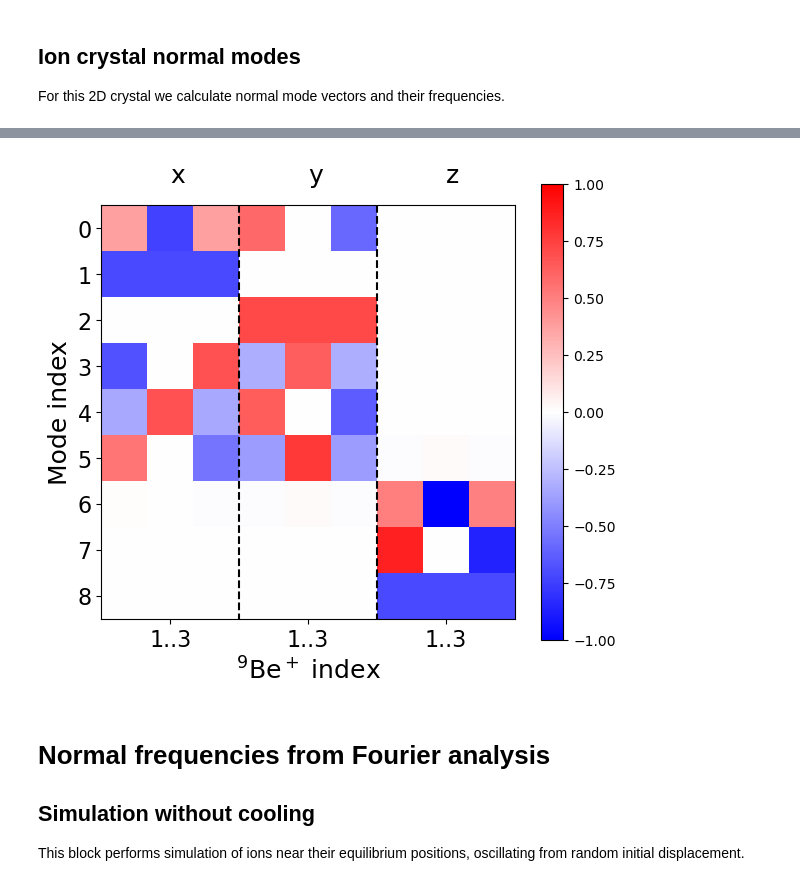
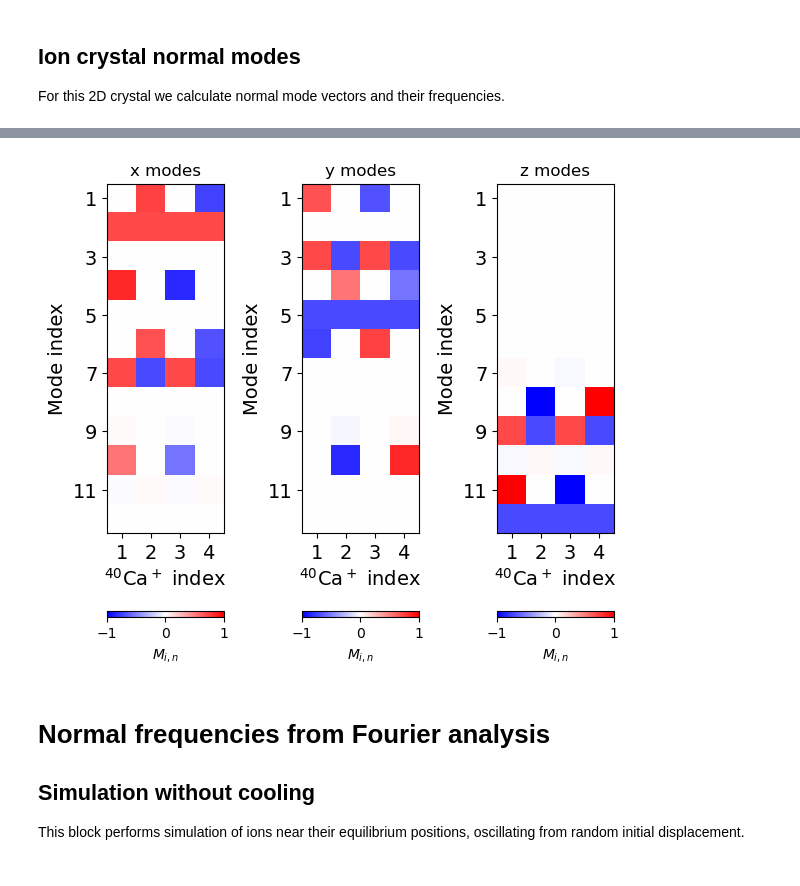
Before and after one commit to underforestaaa/Sion, a Jupyter notebook: examples/2D_crystal_modes.ipynb, the cells around one changed output, grey strips where cells are left out. Drawn from its saved outputs; the diff is of its cells as text; code cells hidden in the pictures.

```diff
--- a/examples/2D_crystal_modes.ipynb
+++ b/examples/2D_crystal_modes.ipynb
@@ -193,46 +201,33 @@ Final positions of ions in mkm:
 
 For this 2D crystal we calculate normal mode vectors and their frequencies.
 # %%
-ion_number = 3
-_, data = pl.readdump('2Dpositions3_eq.txt')
-data *= 1e6
-
-final_x = data[-1, :, 0]
-final_y = data[-1, :, 1]
-final_z = data[-1, :, 2]
-
-ion_positions = np.zeros([ion_number, 3])
-sort = np.argsort(final_x)
-
-k=0
-for i in sort:
-    ion_positions[k] = np.array([final_x[i], final_y[i], final_z[i]])
-    k+=1
-
-np.set_printoptions(2)
-print('Final positions of ions in mkm:\n', ion_positions)
 ion_masses = [mass for el in range(ion_number)]
 omegas = [omega_sec for el in range(ion_number)]
-ion_positions_new = ion_positions*L
+
+equilibrium_positions = []
+for i in range(ion_number):
+    equilibrium_positions.append(L*np.array([np.mean(data[19000:, i, 0]), np.mean(data[19000:, i, 1]), np.mean(data[19000:, i, 2])]))
+equilibrium_positions = np.array(equilibrium_positions)
 
 #obtaining normal modes, for general case
-freqs, modes = sn.normal_modes(ion_positions_new, omegas, ion_masses)
-print("Normal mode frequencies:", freqs)
-print("Normal modes:", modes)
+freqs, modes = sn.normal_modes(equilibrium_positions, omegas, ion_masses)
+for i, mode in enumerate(modes):
+    print(f'Mode index: {i+1}, Frequency: {int(np.round(freqs[i], 0))} Hz')
+    print(f'Vector: {list(np.round(mode, 5))}')
 
-plt.figure(figsize = [6, 6])
-plt.imshow(modes[:,:] / np.max(np.abs(modes[:])), cmap='bwr', vmin = -1, vmax =1)
-plt.colorbar(shrink = 0.8)
-plt.tight_layout()
-plt.vlines([2.5,5.5], ymin = -0.5, ymax = 8.5 ,linestyles = 'dashed', color = 'k')
-plt.locator_params(axis='x', nbins=3)
-plt.text(1, -1,'x', fontsize = 18)
-plt.text(4,-1,'y',fontsize = 18)
-plt.text(7, -1,'z',fontsize = 18)
-plt.xlabel('$^{9}$Be$^+$ index', fontsize = 18)
-plt.ylabel('Mode index', fontsize = 18)
-plt.xticks([1, 4, 7],['1..3', '1..3', '1..3'],fontsize = 16)
-plt.yticks(fontsize = 16)
+fig, ax = plt.subplots(1, 3, figsize = [6, 10])
+ax[0].set_title('x modes')
+ax[1].set_title('y modes')
+ax[2].set_title('z modes')
+for i in range(3):
+    im = ax[i].imshow(modes[:,i*ion_number:(i+1)*ion_number] / np.max(np.abs(modes[:])), cmap='bwr', vmin = -1, vmax =1)
+    ax[i].set_xlabel('$^{40}$Ca$^+$ index', fontsize = 14)
+    ax[i].set_ylabel('Mode index', fontsize = 14)
+    ax[i].set_xticks([0, 1, 2, 3],[1, 2, 3, 4],fontsize = 14)
+    ax[i].set_yticks([0, 2, 4, 6, 8, 10],[1, 3, 5, 7, 9, 11], fontsize = 14)
+    cb = fig.colorbar(im, ax=ax[i], orientation='horizontal', shrink = 1, pad = 0.08)
+    cb.set_label('$M_{i,n}$')
+
 plt.tight_layout()
 plt.show()
 # %% [output]
@@ -256,4 +251,4 @@ Normal modes: [[ 3.01e-01 -6.01e-01  3.01e-01  4.78e-01 -4.48e-13 -4.78e-01 -2.7
-[figure, old version]
+[figure, new version]
 # %% [markdown]
 # Normal frequencies from Fourier analysis
 
```
Also changed, not shown: parts of 23 cells of this notebook.
